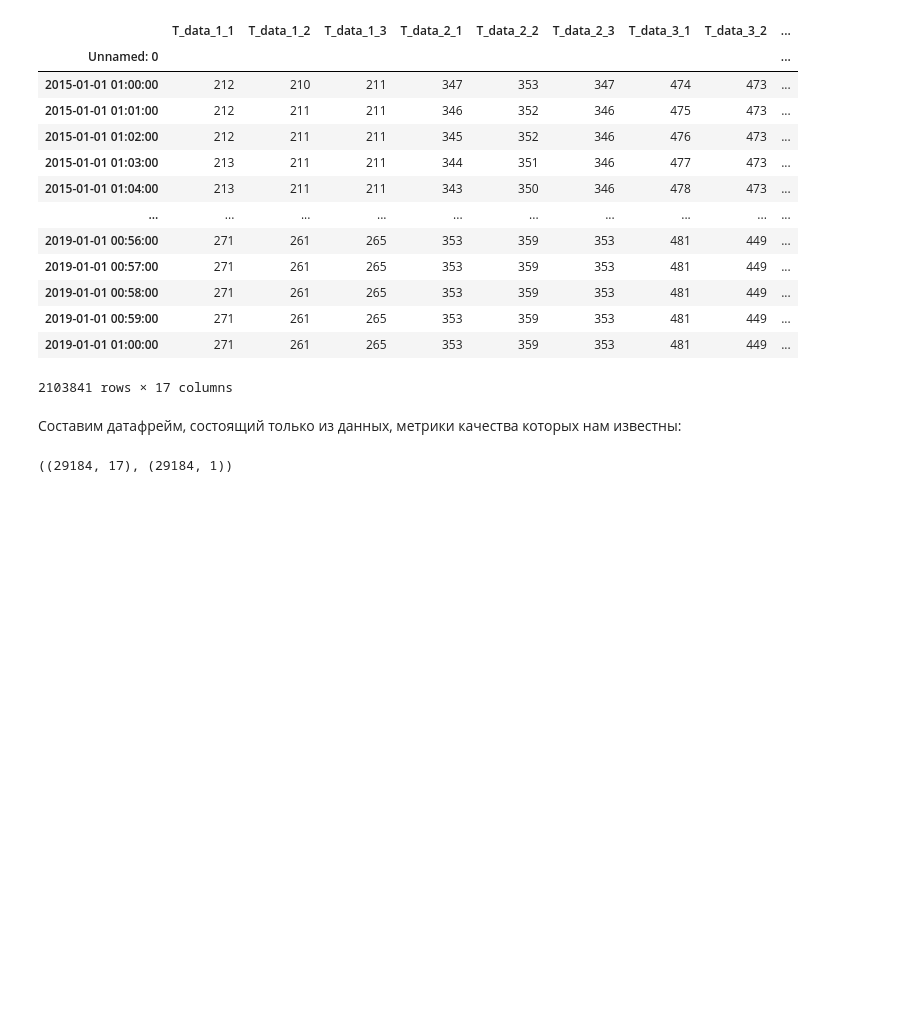
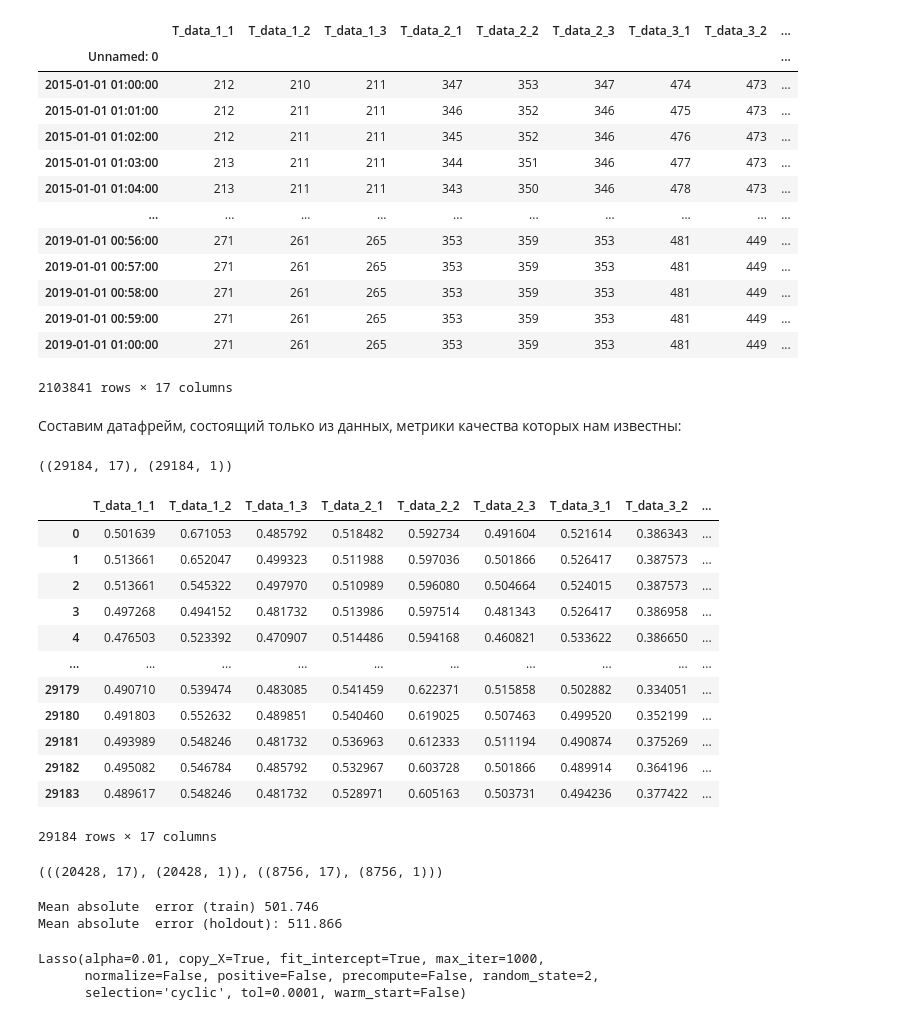
Before and after one commit to IamSVP94/SEVERSTAL_task, a Jupyter notebook: REPORT.ipynb, the cells around one changed output. Saved outputs shown, nothing was run; the diff lists cells and outputs as text; code cells hidden in the pictures; blank space fills up the shorter version.

```diff
--- a/REPORT.ipynb
+++ b/REPORT.ipynb
@@ -170,7 +170,28 @@ X_data
 # %% [markdown]
 Составим датафрейм, состоящий только из данных, метрики качества которых нам известны:
 # %%
-df = X_data.loc[X_data.index.isin(Y_train.index)]
-df.shape, Y_train.shape
+X = X_data.loc[X_data.index.isin(Y_train.index)]
+X.shape, Y_train.shape
 # %% [output]
 ((29184, 17), (29184, 1))
+# %%
+from sklearn import preprocessing
+
+min_max_scaler = preprocessing.MinMaxScaler()
+np_scaled = min_max_scaler.fit_transform(X)
+X_scaled = pd.DataFrame(np_scaled, columns = X.columns)
+X_scaled
+# %% [output]
+|  | T_data_1_1 | T_data_1_2 | T_data_1_3 | T_data_2_1 | T_data_2_2 | T_data_2_3 | T_data_3_1 | T_data_3_2 | ... |
+| 0 | 0.501639 | 0.671053 | 0.485792 | 0.518482 | 0.592734 | 0.491604 | 0.521614 | 0.386343 | ... |
+| 1 | 0.513661 | 0.652047 | 0.499323 | 0.511988 | 0.597036 | 0.501866 | 0.526417 | 0.387573 | ... |
+| 2 | 0.513661 | 0.545322 | 0.497970 | 0.510989 | 0.596080 | 0.504664 | 0.524015 | 0.387573 | ... |
+| 3 | 0.497268 | 0.494152 | 0.481732 | 0.513986 | 0.597514 | 0.481343 | 0.526417 | 0.386958 | ... |
+| 4 | 0.476503 | 0.523392 | 0.470907 | 0.514486 | 0.594168 | 0.460821 | 0.533622 | 0.386650 | ... |
+| ... | ... | ... | ... | ... | ... | ... | ... | ... | ... |
+| 29179 | 0.490710 | 0.539474 | 0.483085 | 0.541459 | 0.622371 | 0.515858 | 0.502882 | 0.334051 | ... |
+| 29180 | 0.491803 | 0.552632 | 0.489851 | 0.540460 | 0.619025 | 0.507463 | 0.499520 | 0.352199 | ... |
+| 29181 | 0.493989 | 0.548246 | 0.481732 | 0.536963 | 0.612333 | 0.511194 | 0.490874 | 0.375269 | ... |
+| 29182 | 0.495082 | 0.546784 | 0.485792 | 0.532967 | 0.603728 | 0.501866 | 0.489914 | 0.364196 | ... |
+| 29183 | 0.489617 | 0.548246 | 0.481732 | 0.528971 | 0.605163 | 0.503731 | 0.494236 | 0.377422 | ... |
+29184 rows × 17 columns
@@ -176,0 +203,5 @@ df.shape, Y_train.shape
+# %%
+(X_train.shape, y_train.shape), \
+(X_holdout.shape, y_holdout.shape)
+# %% [output]
+(((20428, 17), (20428, 1)), ((8756, 17), (8756, 1)))
@@ -176,0 +215,17 @@ df.shape, Y_train.shape
+# %%
+from sklearn.metrics.regression import mean_squared_error as mae
+
+print("Mean absolute  error (train) {:.3f}".format(mae(y_train, linreg.predict(X_train))))
+print("Mean absolute  error (holdout): {:.3f}".format(mae(y_holdout, y_pred)))
+# %% [output]
+Mean absolute  error (train) 501.746
+Mean absolute  error (holdout): 511.866
+# %%
+from sklearn.linear_model import Lasso, LassoCV
+
+lasso1 = Lasso(alpha=0.01, random_state=2)
+lasso1.fit(X_train, y_train)
+# %% [output]
+Lasso(alpha=0.01, copy_X=True, fit_intercept=True, max_iter=1000,
+      normalize=False, positive=False, precompute=False, random_state=2,
+      selection='cyclic', tol=0.0001, warm_start=False)
```
Also changed, not shown: parts of 9 cells of this notebook.
